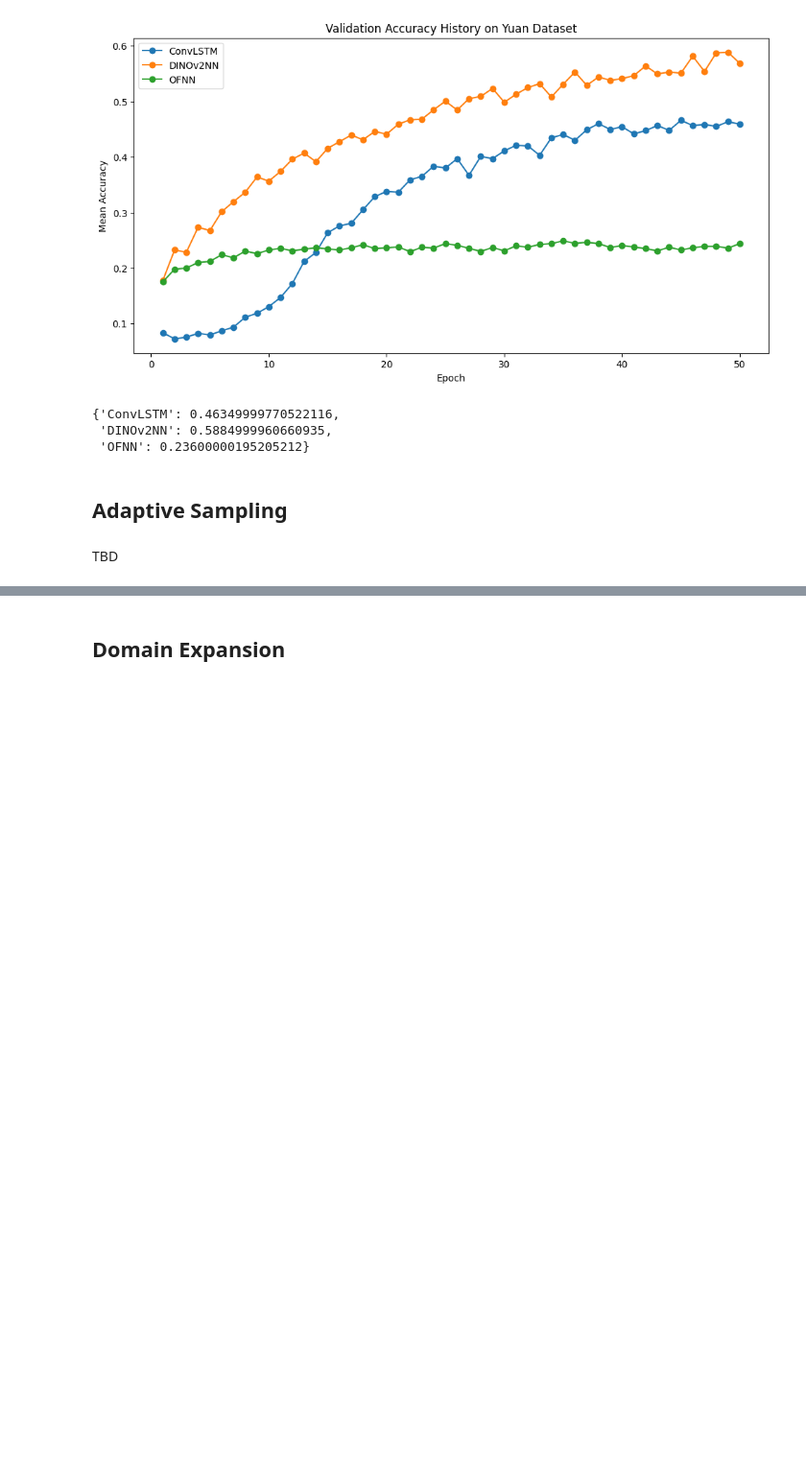
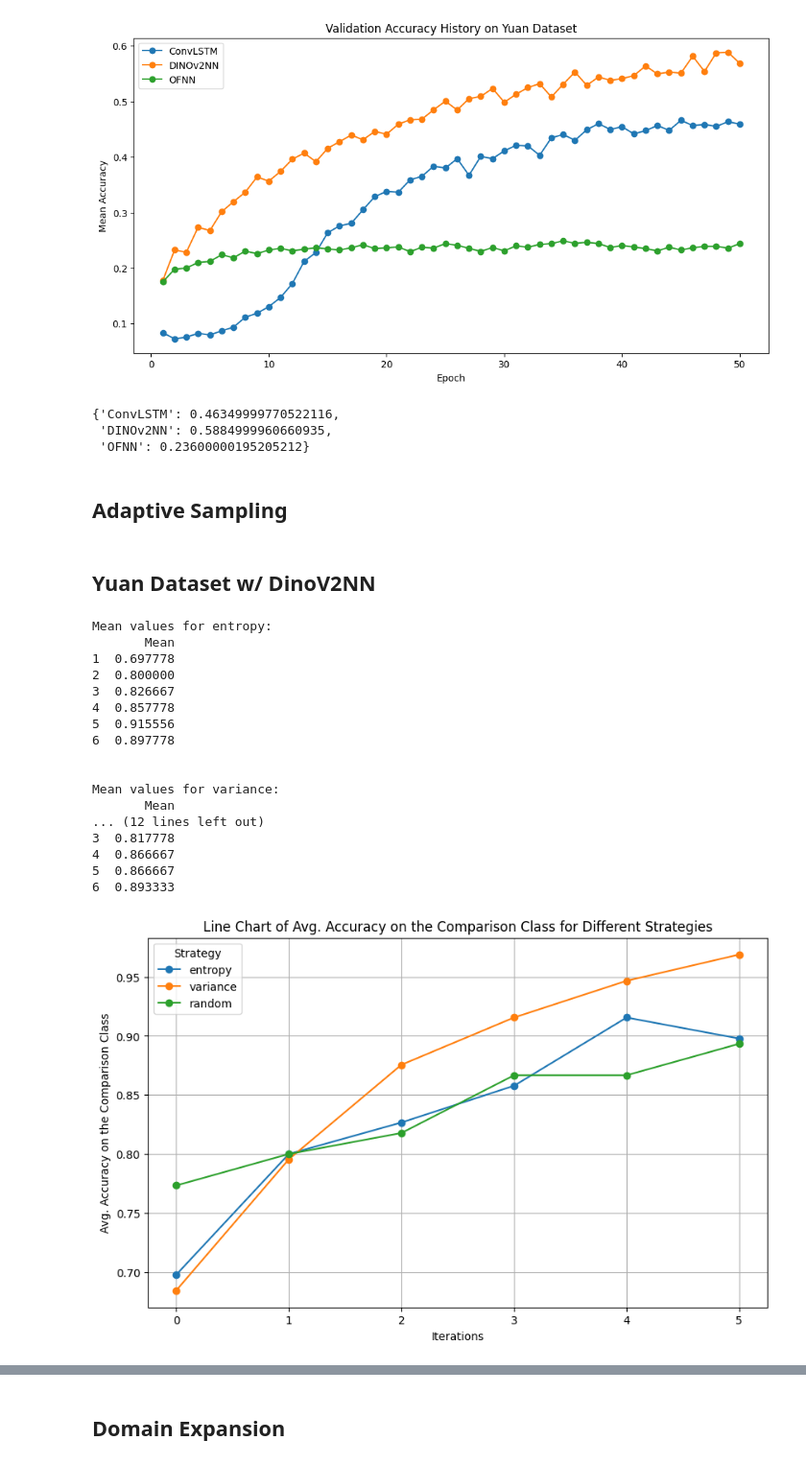
Before and after one commit to alapkshirsagar/active-tactile-hardness-classification, a Jupyter notebook: hardness_classification/visualize.ipynb, the cells around one changed output, grey strips where cells are left out. Shown at 96% size. Saved outputs shown, nothing was run; the diff lists cells and outputs as text; code cells hidden in the pictures; blank space fills up the shorter version.

```diff
--- a/hardness_classification/visualize.ipynb
+++ b/hardness_classification/visualize.ipynb
@@ -124,5 +124,3 @@ read_and_plot(file_paths, labels, "Validation Accuracy History on Yuan Dataset")
  'OFNN': 0.23600000195205212}
 # %% [markdown]
 ## Adaptive Sampling
-# %% [markdown]
-TBD
@@ -128,0 +174,24 @@ TBD
+# %% [markdown]
+## Yuan Dataset w/ DinoV2NN
+# %%
+strats = ['entropy', 'variance', 'random']
+plot_metrics_for_strats('metrics\exp\Final_exp_Aug_12_yuan_DINOKeras_acc_comp_history.csv', strats, 'Avg. Accuracy on the Comparison Class')
+# %% [output]
+Mean values for entropy:
+       Mean
+1  0.697778
+2  0.800000
+3  0.826667
+4  0.857778
+5  0.915556
+6  0.897778
+
+
+Mean values for variance:
+       Mean
+... (12 lines left out)
+3  0.817778
+4  0.866667
+5  0.866667
+6  0.893333
+[figure, added]
```
Also changed, not shown: parts of 3 cells of this notebook, 8 other files.
